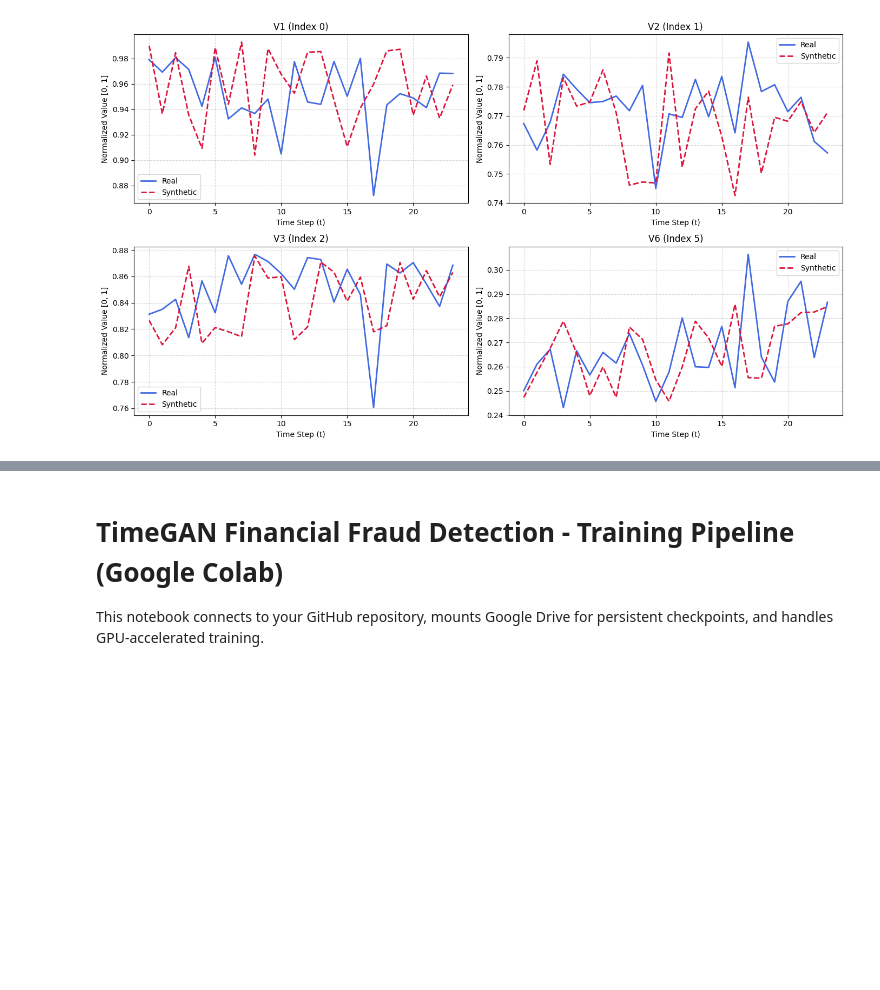
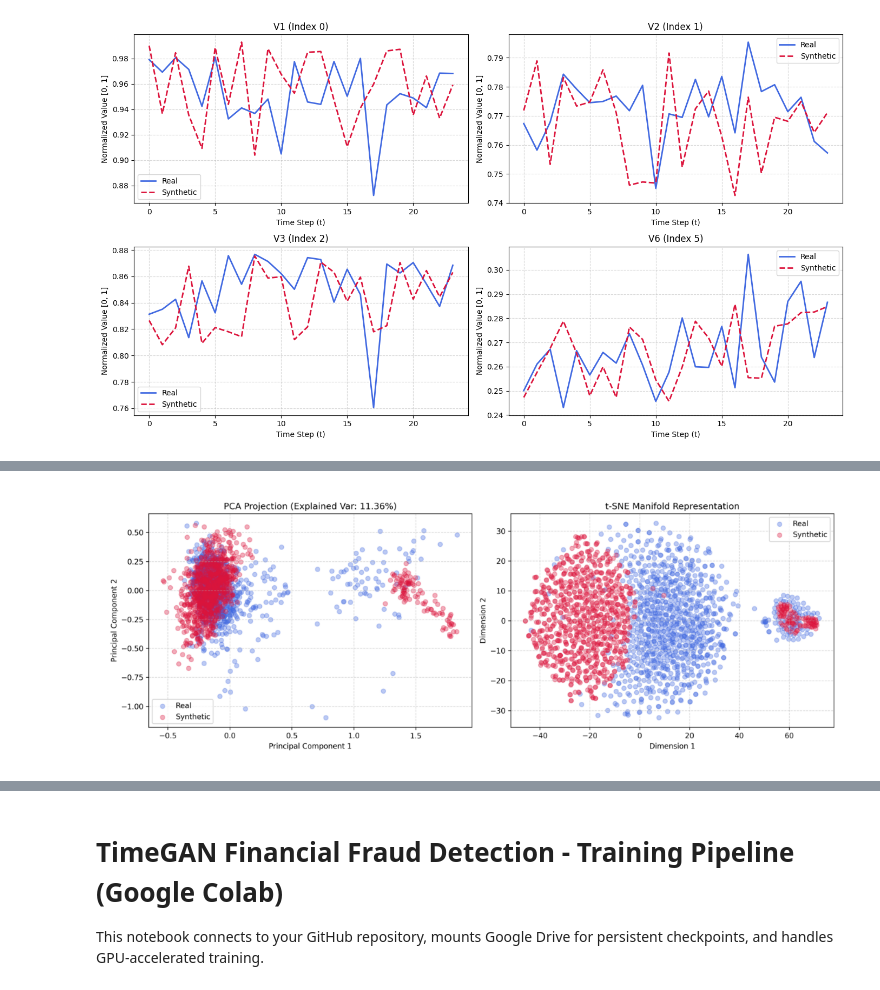
Before and after one commit to syaahiddd/TIMEGAN-SyntheticData-FinancialFraudDetection, a Jupyter notebook: notebooks/01_timegan_training_colab.ipynb, the cells around one changed output, grey strips where cells are left out. Drawn from its saved outputs; the diff is of its cells as text; code cells hidden in the pictures; blank space fills up the shorter version.

```diff
--- a/notebooks/01_timegan_training_colab.ipynb
+++ b/notebooks/01_timegan_training_colab.ipynb
@@ -283,3 +283,84 @@ Synthetic std dev:    0.2093 (Must be > 0.01)
 Synthetic range:      [0.0001, 0.9966]
 Trajectory plot saved to: /content/drive/MyDrive/TimeGAN_FYP_Outputs/figures/multivariate_trajectories_v2.png
 [figure]
+# %%
+import os
+import sys
+import numpy as np
+import pandas as pd
+import matplotlib.pyplot as plt
+
+if os.getcwd() not in sys.path:
+    sys.path.append(os.getcwd())
+
+from src.metrics import evaluate_distribution_overlap, compute_discriminative_score, compute_dcr_metrics
+from src.downstream import DownstreamBenchmark
+
+print("=" * 65)
+print("1. RUNNING DISTRIBUTION OVERLAP (PCA & t-SNE)")
+print("=" * 65)
+
+pca_tsne_path = f"{DRIVE_DIR}/figures/pca_tsne_retrained.png"
+evaluate_distribution_overlap(
+    real_data=real_train_x,
+    synth_data=synth_sequences,
+    n_samples=1000,
+    save_path=pca_tsne_path
+)
+
+# Display the distribution figure inline
+img = plt.imread(pca_tsne_path)
+plt.figure(figsize=(14, 5))
+plt.imshow(img)
+plt.axis('off')
+plt.show()
+
+print("\n" + "=" * 65)
+print("2. COMPUTING PRIVACY METRICS (DCR & DISCRIMINATIVE SCORE)")
+print("=" * 65)
+
+# Post-hoc GRU discriminative score
+disc_score = compute_discriminative_score(
+    real_data=real_train_x,
+    synth_data=synth_sequences,
+    epochs=15,
+    batch_size=128,
+    device=device
+)
+print(f"-> Discriminative Score (|Accuracy - 0.5|): {disc_score:.4f} (Ideal: ~0.00)")
+
+# Distance to Closest Record (DCR)
+dcr_stats = compute_dcr_metrics(
+    train_data=real_train_x,
+    synth_data=synth_sequences,
+    test_data=real_test_x,
+    n_sample=500
+)
+print("-> DCR Privacy Metrics:")
+for k, v in dcr_stats.items():
+    print(f"   {k}: {v:.4f}")
+
+print("\n" + "=" * 65)
+print("3. RUNNING DOWNSTREAM FRAUD BENCHMARK (XGBOOST TSTR vs TRTR)")
+print("=" * 65)
+
+benchmark = DownstreamBenchmark(random_state=42)
+synth_train_y = real_train_y.copy()
+
+results_df = benchmark.evaluate_tstr_vs_trtr(
+    real_train_x=real_train_x,
+    real_train_y=real_train_y,
+    synth_train_x=synth_sequences,
+    synth_train_y=synth_train_y,
+    real_test_x=real_test_x,
+    real_test_y=real_test_y,
+    repr_method="summary"
+)
+
+display(results_df)
+
+# Save final benchmark results to Google Drive for Chapter 4
+csv_output_path = f"{DRIVE_DIR}/final_benchmark_results.csv"
+results_df.to_csv(csv_output_path, index=False)
+print(f"\nFinal benchmark table saved to: {csv_output_path}")
+# %% [output]
@@ -285,0 +371 @@ Trajectory plot saved to: /content/drive/MyDrive/TimeGAN_FYP_Outputs/figures/mul
+[figure, added]
```
Also changed, not shown: parts of 1 cell of this notebook.
